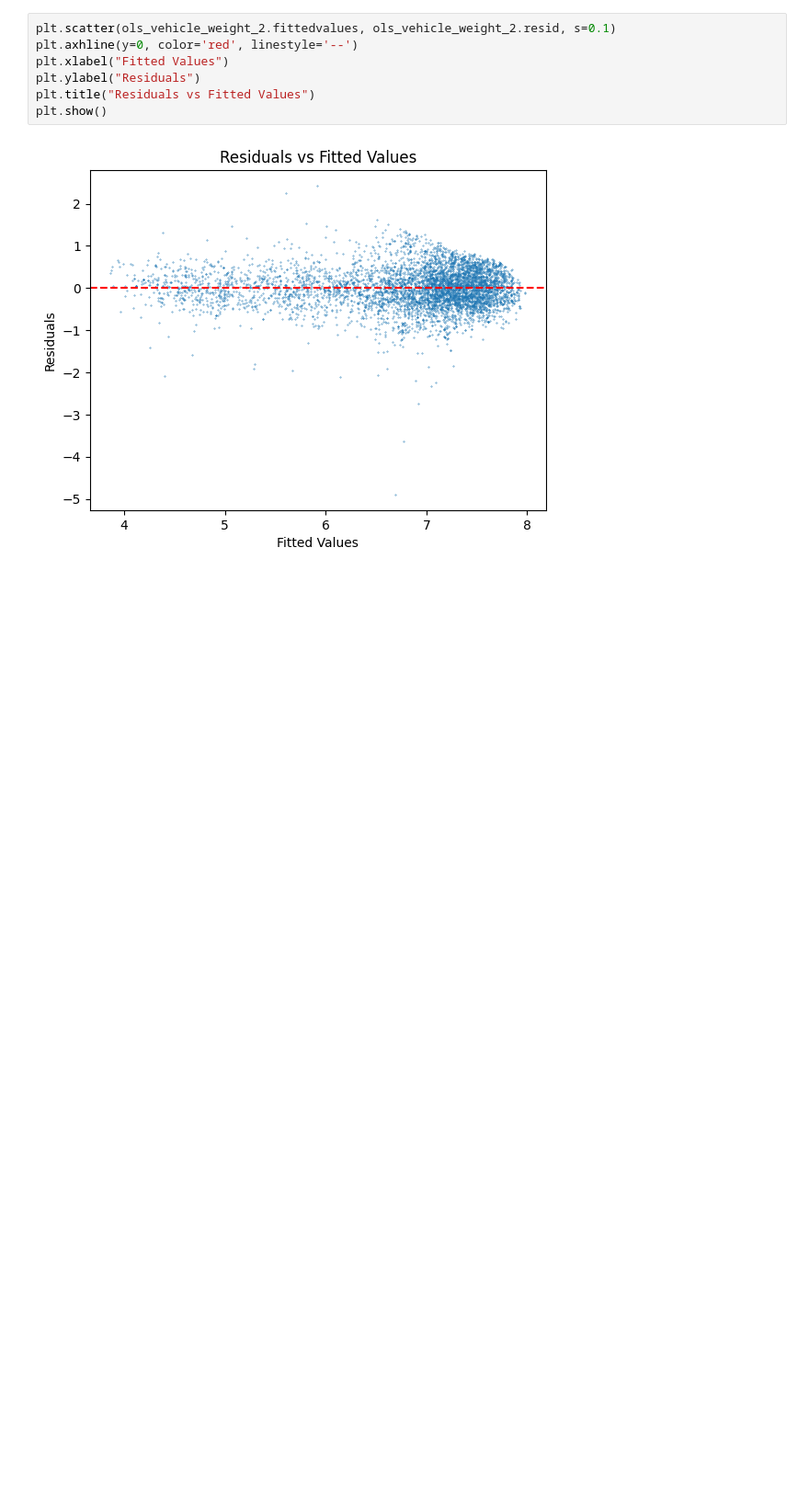
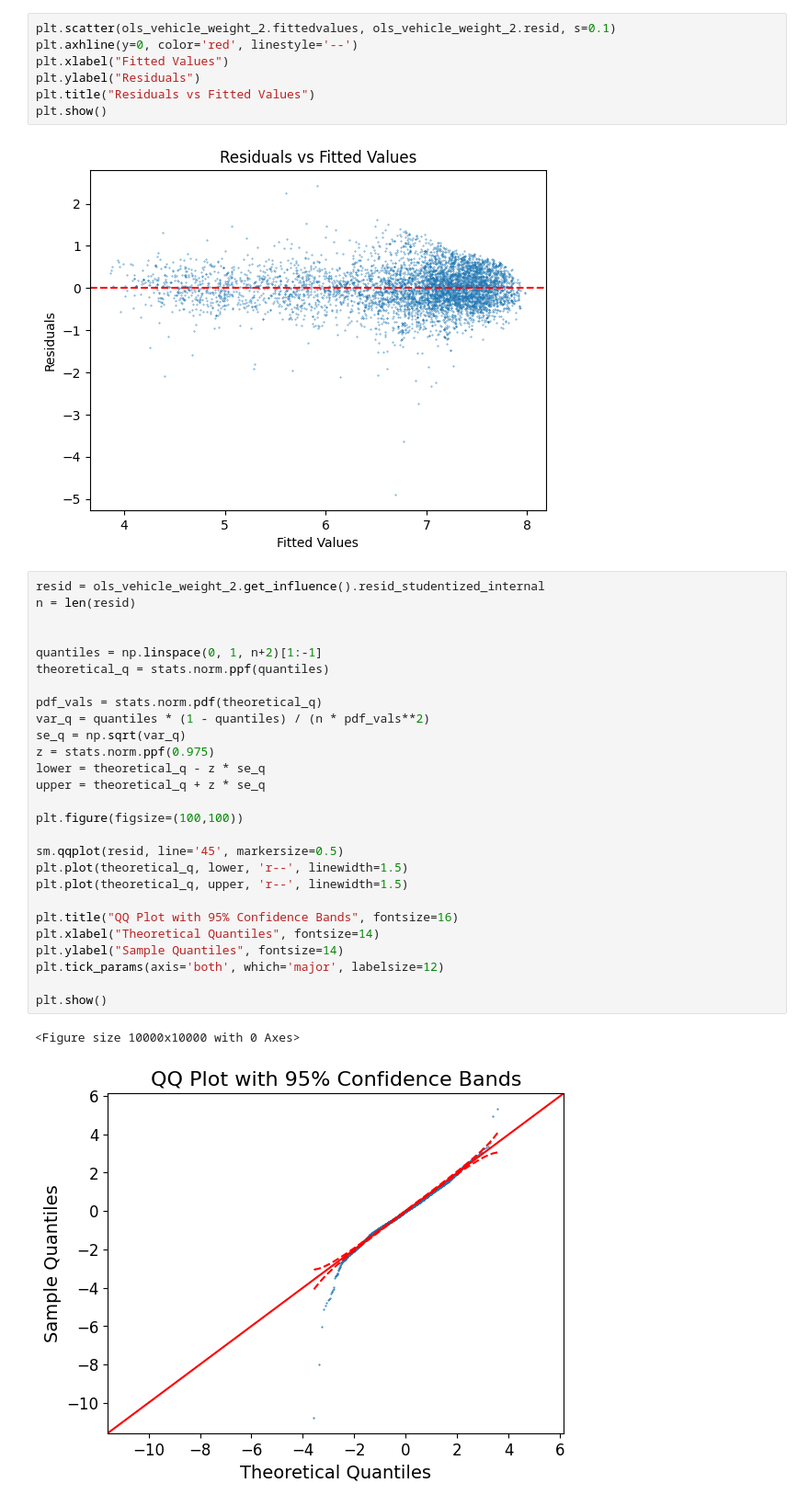
Before and after one commit to Will-Acheson/Traffic_prediction_i-70_proj, a Jupyter notebook: ipynb_files/making_glm_snow_crash.ipynb, the cells around one changed output. Shown at 92% size. Drawn from its saved outputs; the diff is of its cells as text; blank space fills up the shorter version.

```diff
--- a/ipynb_files/making_glm_snow_crash.ipynb
+++ b/ipynb_files/making_glm_snow_crash.ipynb
@@ -280,3 +280,33 @@ plt.title("Residuals vs Fitted Values")
 plt.show()
 # %% [output]
 [figure]
+# %%
+resid = ols_vehicle_weight_2.get_influence().resid_studentized_internal
+n = len(resid)
+
+
+quantiles = np.linspace(0, 1, n+2)[1:-1]
+theoretical_q = stats.norm.ppf(quantiles)
+
+pdf_vals = stats.norm.pdf(theoretical_q)
+var_q = quantiles * (1 - quantiles) / (n * pdf_vals**2)
+se_q = np.sqrt(var_q)
+z = stats.norm.ppf(0.975)
+lower = theoretical_q - z * se_q
+upper = theoretical_q + z * se_q
+
+plt.figure(figsize=(100,100))
+
+sm.qqplot(resid, line='45', markersize=0.5)
+plt.plot(theoretical_q, lower, 'r--', linewidth=1.5)
+plt.plot(theoretical_q, upper, 'r--', linewidth=1.5)
+
+plt.title("QQ Plot with 95% Confidence Bands", fontsize=16)
+plt.xlabel("Theoretical Quantiles", fontsize=14)
+plt.ylabel("Sample Quantiles", fontsize=14)
+plt.tick_params(axis='both', which='major', labelsize=12)
+
+plt.show()
+# %% [output]
+<Figure size 10000x10000 with 0 Axes>
+[figure, added]
```
Also changed, not shown: 2 other files.
